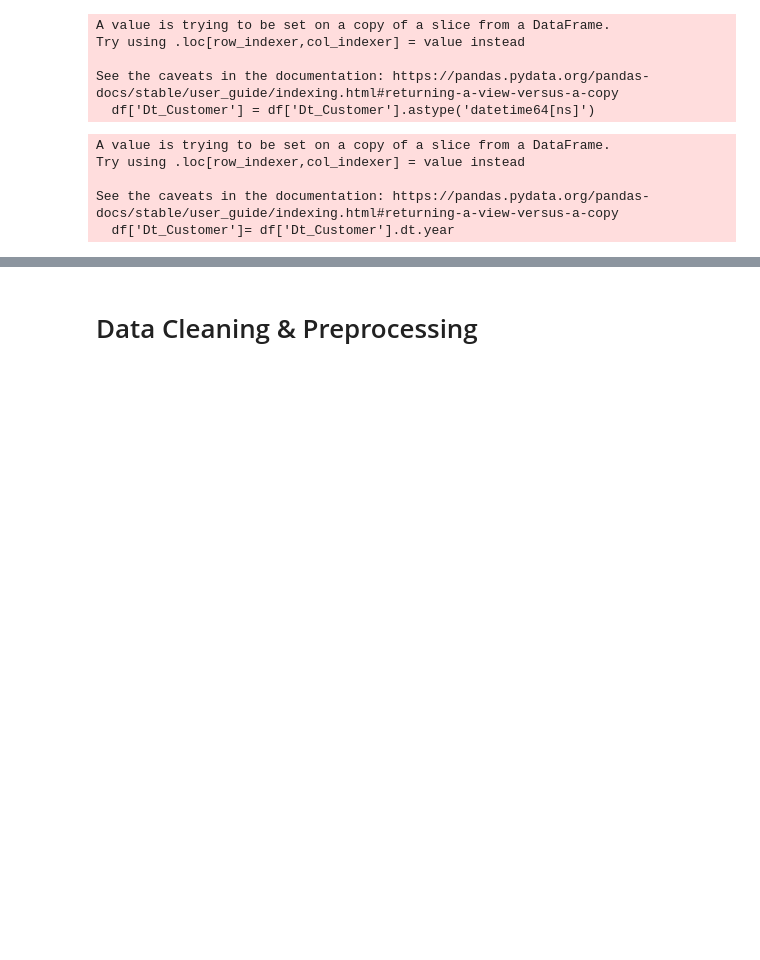
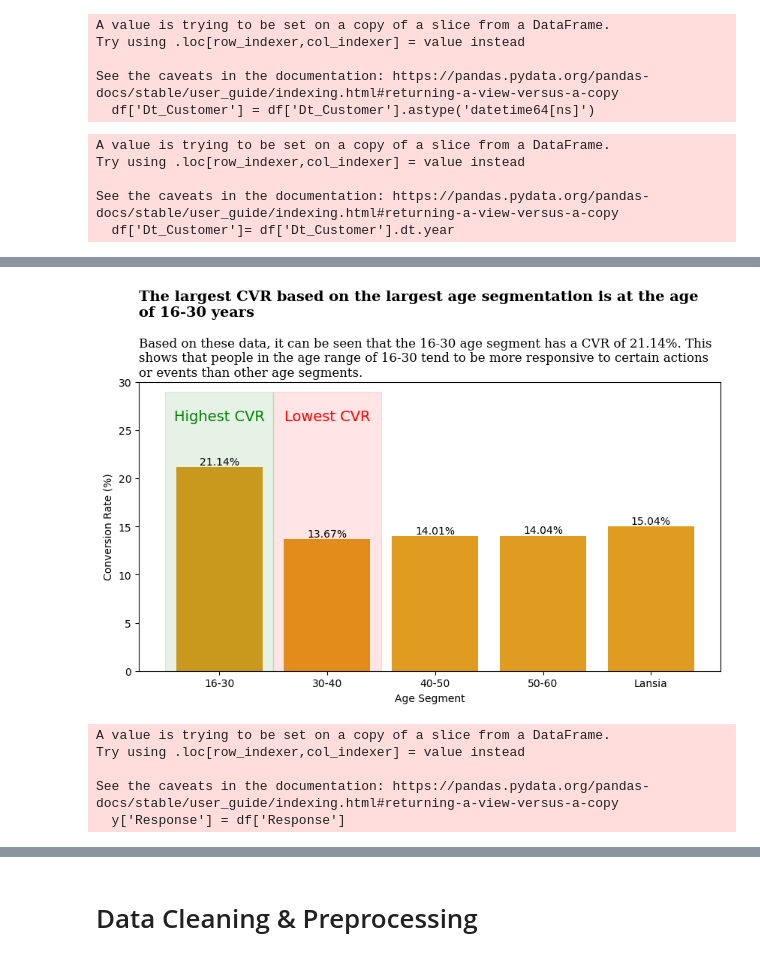
Before and after one commit to AnCodingML/Predict_-Customer_Personality_to_Boost_Marketing_Campaign_by_Using_Machine_Learning, a Jupyter notebook: Predict_Customer_Personality_to_Boost_Marketing_Campaign_by_Using_Machine_Learning.ipynb, the cells around one changed output, grey strips where cells are left out. Saved outputs shown, nothing was run; the diff lists cells and outputs as text; code cells hidden in the pictures; blank space fills up the shorter version.

Commit message:
Data_Science

```diff
--- a/Predict_Customer_Personality_to_Boost_Marketing_Campaign_by_Using_Machine_Learning.ipynb
+++ b/Predict_Customer_Personality_to_Boost_Marketing_Campaign_by_Using_Machine_Learning.ipynb
@@ -78,0 +71,6 @@ See the caveats in the documentation: https://pandas.pydata.org/pandas-docs/stab
+# %%
+df['Age'] = df['Dt_Customer'] - df['Year_Birth']
+df['Children'] = df['Kidhome'] + df['Teenhome']
+df['Total_Spents'] = df['MntCoke'] + df['MntFruits'] + df['MntMeatProducts'] + df['MntFishProducts'] + df['MntSweetProducts'] + df['MntGoldProds']
+df['Total_Transactions'] = df['NumWebPurchases'] + df['NumCatalogPurchases'] + df['NumStorePurchases'] + df['NumDealsPurchases']
+df['Total_AcceptedCmp'] = df['AcceptedCmp3'] + df['AcceptedCmp4'] + df['AcceptedCmp5'] + df['AcceptedCmp1'] + df['AcceptedCmp2']
@@ -78,0 +95,5 @@ See the caveats in the documentation: https://pandas.pydata.org/pandas-docs/stab
+# %%
+df = df[['ID','Age','Children',	'Education',	'Marital_Status',	'Income','Dt_Customer','Recency','Total_Spents',
+        'Total_Transactions','NumWebVisitsMonth','Total_AcceptedCmp','Complain', 'Z_CostContact','Z_Revenue',
+        'Response']]
+df.head(5)
@@ -79,3 +107,3 @@ See the caveats in the documentation: https://pandas.pydata.org/pandas-docs/stab
 # %%
-df['Age_Segment'] = df['Age'].apply(lambda x: 'Remaja' if x <= 25 else 'Dewasa' if x <= 40 else 'Paruh Baya' if x <= 60 else 'Lansia')
+df['Age_Segment'] = df['Age'].apply(lambda x: '16-30' if x <= 30 else '30-40' if x <= 40 else '40-50' if x <= 50 else '50-60' if x <= 60 else 'Lansia')
 df['Age_Segment'] = df['Age_Segment'].astype('category')
@@ -125,0 +141,3 @@ plt.show()
+# %%
+x = x.reindex([3, 0, 1, 2, 4])
+x
@@ -125,0 +151,25 @@ plt.show()
+# %%
+plt.figure(figsize=(10,5))
+g = sns.barplot(x=x['Age_Segment'], y=x['conversion_rate'], data=x, color='orange')
+plt.bar_label(g.containers[0], fmt='%.2f%%')
+plt.ylim(0,30)
+plt.xlabel('Age Segment')
+plt.ylabel('Conversion Rate (%)')
+plt.stackplot(np.arange(0.5,2), [29], color='red', alpha=0.1)
+plt.text(x=1, y=26, s='Lowest CVR', color='red', fontsize=14, ha='center')
+plt.stackplot(np.arange(-0.5,1), [29], color='green', alpha=0.1)
+plt.text(x=0, y=26, s='Highest CVR', color='green', fontsize=14, ha='center')
+plt.text(0, 1.228, 'The largest CVR based on the largest age segmentation is at the age\nof 16-30 years', ha='left',fontfamily='serif', fontsize=14, transform=plt.gca().transAxes, fontweight='bold')
+plt.text(0, 1.02, 'Based on these data, it can be seen that the 16-30 age segment has a CVR of 21.14%. This\nshows that people in the age range of 16-30 tend to be more responsive to certain actions\nor events than other age segments.', ha='left',fontfamily='serif', fontsize=12, transform=plt.gca().transAxes)
+plt.show()
+# %% [output]
+[figure, added]
+# %%
+y = df[['Income']]
+y['Response'] = df['Response']
+# %% [output]
+A value is trying to be set on a copy of a slice from a DataFrame.
+Try using .loc[row_indexer,col_indexer] = value instead
+
+See the caveats in the documentation: https://pandas.pydata.org/pandas-docs/stable/user_guide/indexing.html#returning-a-view-versus-a-copy
+  y['Response'] = df['Response']
```
Also changed, not shown: parts of 66 cells of this notebook.
